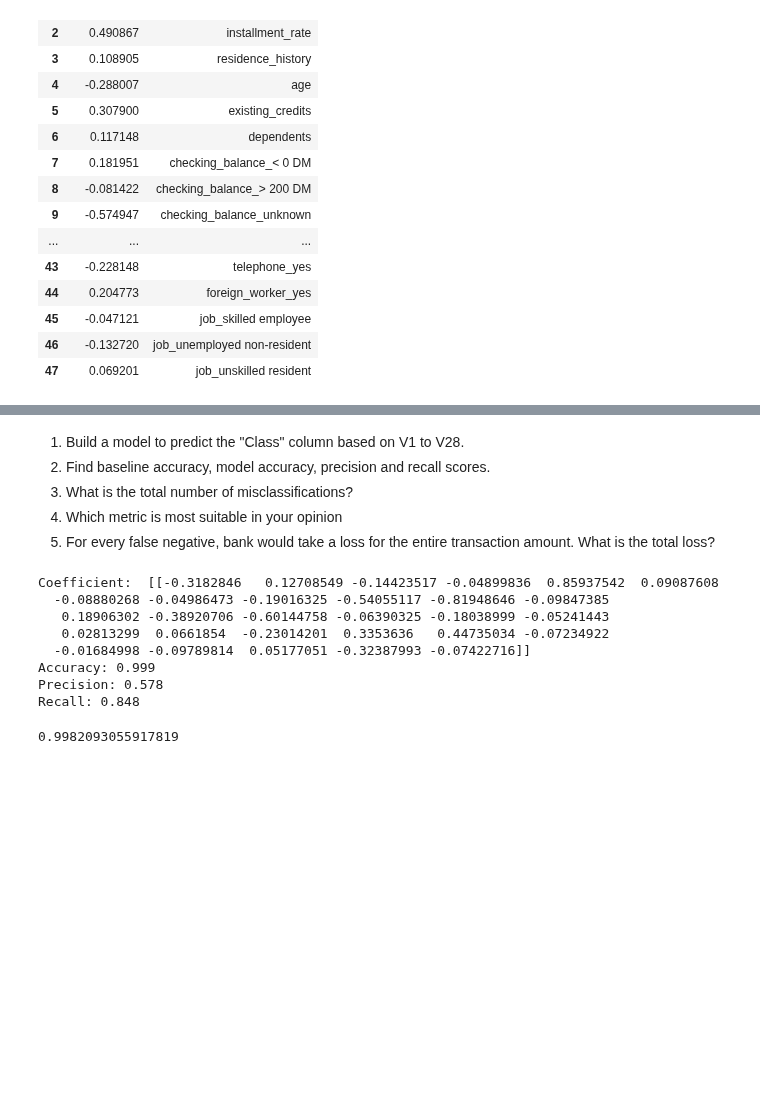
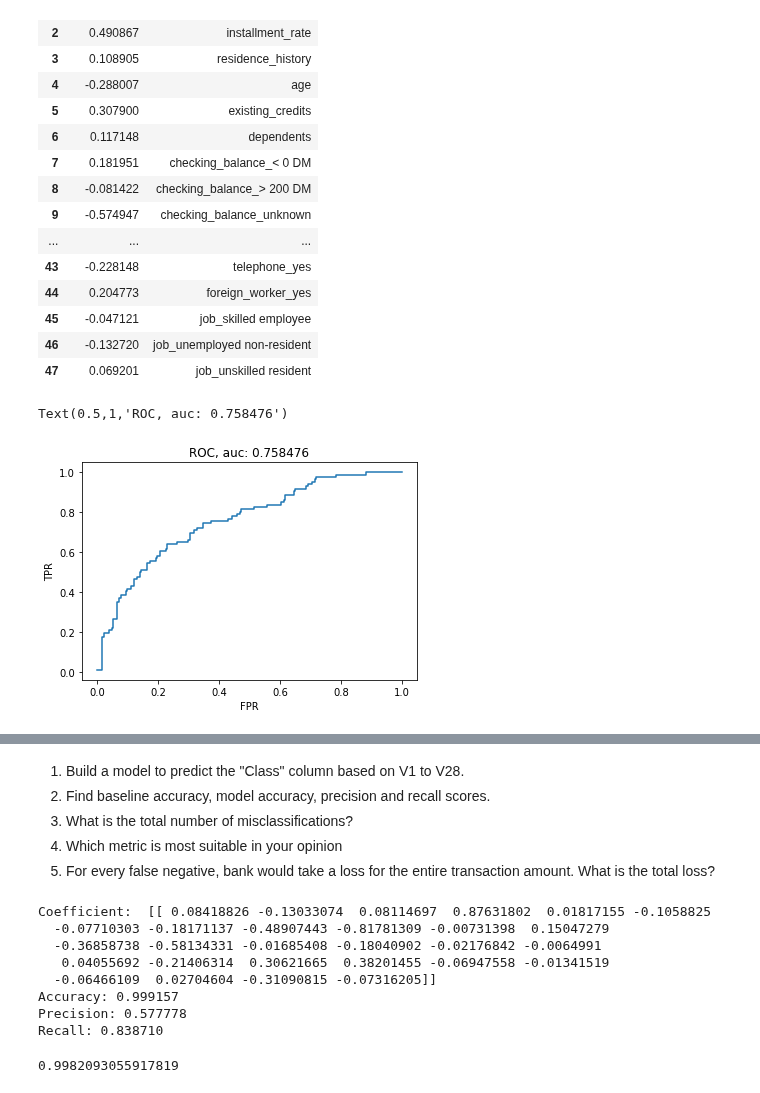
Before and after one commit to abulbasar/machine-learning, a Jupyter notebook: demos/Day 2 - classification.ipynb, the cells around one changed output, grey strips where cells are left out. Cells and saved outputs as stored; diff of their text form; code cells hidden in the pictures; blank space fills up the shorter version.

```diff
--- a/demos/Day 2 - classification.ipynb
+++ b/demos/Day 2 - classification.ipynb
@@ -135,6 +135,16 @@ pd.DataFrame({"feature": X.columns, "coefficients": est.steps[-1][-1].coef_[0]})
 | 45 | -0.047121 | job_skilled employee |
 | 46 | -0.132720 | job_unemployed non-resident |
 | 47 | 0.069201 | job_unskilled resident |
+# %%
+fpr, tpr, threshold = metrics.roc_curve(y_test, y_test_prob)
+
+plt.plot(fpr, tpr)
+plt.xlabel("FPR")
+plt.ylabel("TPR")
+plt.title("ROC, auc: %f" % (metrics.auc(fpr, tpr)))
+# %% [output]
+Text(0.5,1,'ROC, auc: 0.758476')
+[figure, added]
 # %%
 df = pd.read_csv("/data/creditcard-fraud.csv")
 df.head()
@@ -154,7 +164,7 @@ df.head()
 5. For every false negative, bank would take a loss for the entire transaction amount. What is the total loss?
 # %%
 target = "Class"
-X = df.iloc[:, :-1]
+X = df.iloc[:, 1:-1]
 y = df[target]
 #X = pd.get_dummies(X, drop_first=True)
 X_train, X_test, y_train, y_test = model_selection.train_test_split(X.values, y,
@@ -167,7 +177,7 @@ X_test = X_test[:, :-1]
 est = pipeline.Pipeline([
     ("poly", preprocessing.PolynomialFeatures(degree=1, include_bias=False)),
     ("scaler", preprocessing.StandardScaler()),
-    ("lr", linear_model.LogisticRegression())
+    ("lr", linear_model.LogisticRegression(random_state=345))
 ])
 est.fit(X_train, y_train)
 
@@ -176,20 +186,20 @@ y_test_pred = est.predict(X_test)
 
 print("Coefficient: ", est.steps[-1][-1].coef_)
 
-print("Accuracy: %.3f\nPrecision: %.3f\nRecall: %.3f" % (
+print("Accuracy: %f\nPrecision: %f\nRecall: %f" % (
     metrics.accuracy_score(y_test, y_test_pred),
     metrics.recall_score(y_test, y_test_pred),
     metrics.precision_score(y_test, y_test_pred)
 ))
 # %% [output]
-Coefficient:  [[-0.3182846   0.12708549 -0.14423517 -0.04899836  0.85937542  0.09087608
-  -0.08880268 -0.04986473 -0.19016325 -0.54055117 -0.81948646 -0.09847385
-   0.18906302 -0.38920706 -0.60144758 -0.06390325 -0.18038999 -0.05241443
-   0.02813299  0.0661854  -0.23014201  0.3353636   0.44735034 -0.07234922
-  -0.01684998 -0.09789814  0.05177051 -0.32387993 -0.07422716]]
-Accuracy: 0.999
-Precision: 0.578
-Recall: 0.848
+Coefficient:  [[ 0.08418826 -0.13033074  0.08114697  0.87631802  0.01817155 -0.1058825
+  -0.07710303 -0.18171137 -0.48907443 -0.81781309 -0.00731398  0.15047279
+  -0.36858738 -0.58134331 -0.01685408 -0.18040902 -0.02176842 -0.0064991
+   0.04055692 -0.21406314  0.30621665  0.38201455 -0.06947558 -0.01341519
+  -0.06466109  0.02704604 -0.31090815 -0.07316205]]
+Accuracy: 0.999157
+Precision: 0.577778
+Recall: 0.838710
 # %%
 base_line_accuracy = np.max(y_train.value_counts()/len(y_train))
 base_line_accuracy
```
Also changed, not shown: parts of 7 cells of this notebook.
